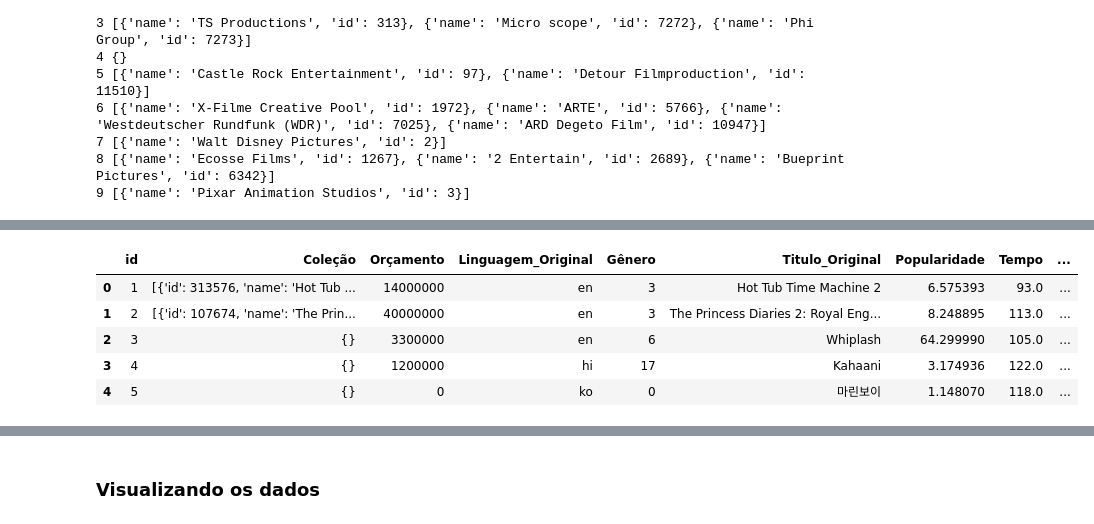
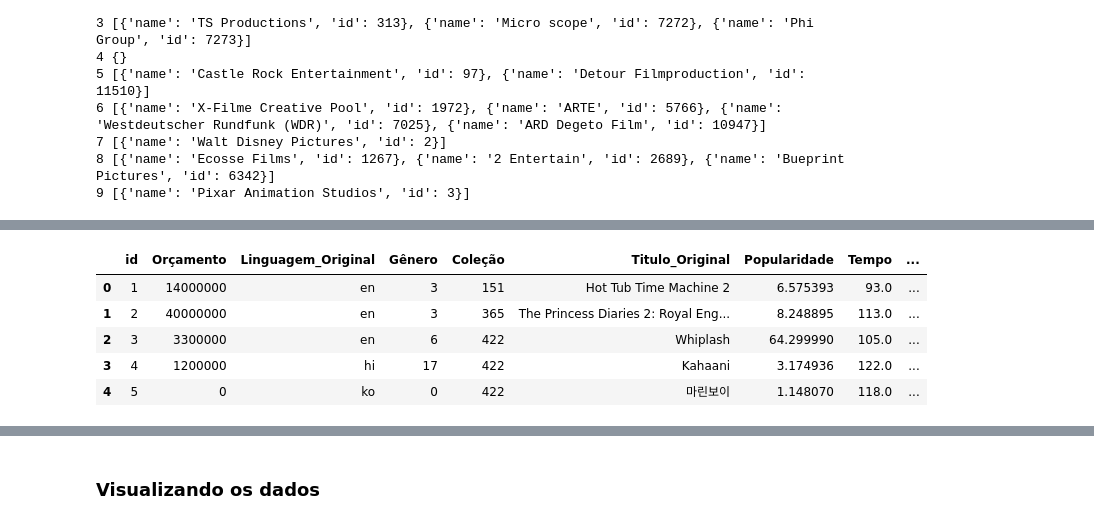
Before and after one commit to wagaojr/TrabalhoFinal-LingProg21.2, a Jupyter notebook: trabalho.ipynb, the cells around one changed output, grey strips where cells are left out. Cells and saved outputs as stored; diff of their text form; code cells hidden in the pictures.

```diff
--- a/trabalho.ipynb
+++ b/trabalho.ipynb
@@ -346,3 +346,17 @@ teste.head()
 | 2 | 3003 | {} | 0 | en | Comedy | Addicted to Love | 8.085194 | 100.0 | ... |
 | 3 | 3004 | {} | 6800000 | fr | Drama | Incendies | 8.596012 | 130.0 | ... |
 | 4 | 3005 | {} | 2000000 | en | History | Inside Deep Throat | 3.217680 | 92.0 | ... |
+# %%
+#Tirando as coleções dos dicinários que estão no dataframe para codificar
+
+listacolecao = list(treino['Coleção'].apply(lambda x: [i['name'] for i in x] if x != {} else []).values)
+dfcolecao = pd.DataFrame(listacolecao, columns=['Coleção'])
+treino = treino.drop(columns=["Coleção"])
+treino.insert(4,"Coleção",dfcolecao['Coleção'],True)
+
+listacolecao = list(teste['Coleção'].apply(lambda x: [i['name'] for i in x] if x != {} else []).values)
+dfcolecao = pd.DataFrame(listacolecao, columns=['Coleção'])
+teste = teste.drop(columns=["Coleção"])
+teste.insert(4,"Coleção",dfcolecao['Coleção'],True)
+
+treino.head()
@@ -349,18 +370,22 @@ teste.head()
 # %%
 # Codificando as colunas de Gênero e Produtora tanto no treino quanto no teste
 le = LabelEncoder()
 treino['Gênero']=le.fit_transform(treino['Gênero'])
 treino['Produtora']=le.fit_transform(treino['Produtora'])
+treino['Coleção']=le.fit_transform(treino['Coleção'])
+
 teste['Gênero']=le.fit_transform(teste['Gênero'])
 teste['Produtora']=le.fit_transform(teste['Produtora'])
+teste['Coleção']=le.fit_transform(teste['Coleção'])
+
 treino.head()
 # %% [output]
-|  | id | Coleção | Orçamento | Linguagem_Original | Gênero | Titulo_Original | Popularidade | Tempo | ... |
-| 0 | 1 | [{'id': 313576, 'name': 'Hot Tub ... | 14000000 | en | 3 | Hot Tub Time Machine 2 | 6.575393 | 93.0 | ... |
-| 1 | 2 | [{'id': 107674, 'name': 'The Prin... | 40000000 | en | 3 | The Princess Diaries 2: Royal Eng... | 8.248895 | 113.0 | ... |
-| 2 | 3 | {} | 3300000 | en | 6 | Whiplash | 64.299990 | 105.0 | ... |
-| 3 | 4 | {} | 1200000 | hi | 17 | Kahaani | 3.174936 | 122.0 | ... |
-| 4 | 5 | {} | 0 | ko | 0 | 마린보이 | 1.148070 | 118.0 | ... |
+|  | id | Orçamento | Linguagem_Original | Gênero | Coleção | Titulo_Original | Popularidade | Tempo | ... |
+| 0 | 1 | 14000000 | en | 3 | 151 | Hot Tub Time Machine 2 | 6.575393 | 93.0 | ... |
+| 1 | 2 | 40000000 | en | 3 | 365 | The Princess Diaries 2: Royal Eng... | 8.248895 | 113.0 | ... |
+| 2 | 3 | 3300000 | en | 6 | 422 | Whiplash | 64.299990 | 105.0 | ... |
+| 3 | 4 | 1200000 | hi | 17 | 422 | Kahaani | 3.174936 | 122.0 | ... |
+| 4 | 5 | 0 | ko | 0 | 422 | 마린보이 | 1.148070 | 118.0 | ... |
 # %%
 teste.head()
 # %% [output]
```
Also changed, not shown: parts of 7 cells of this notebook, 1 other file.
